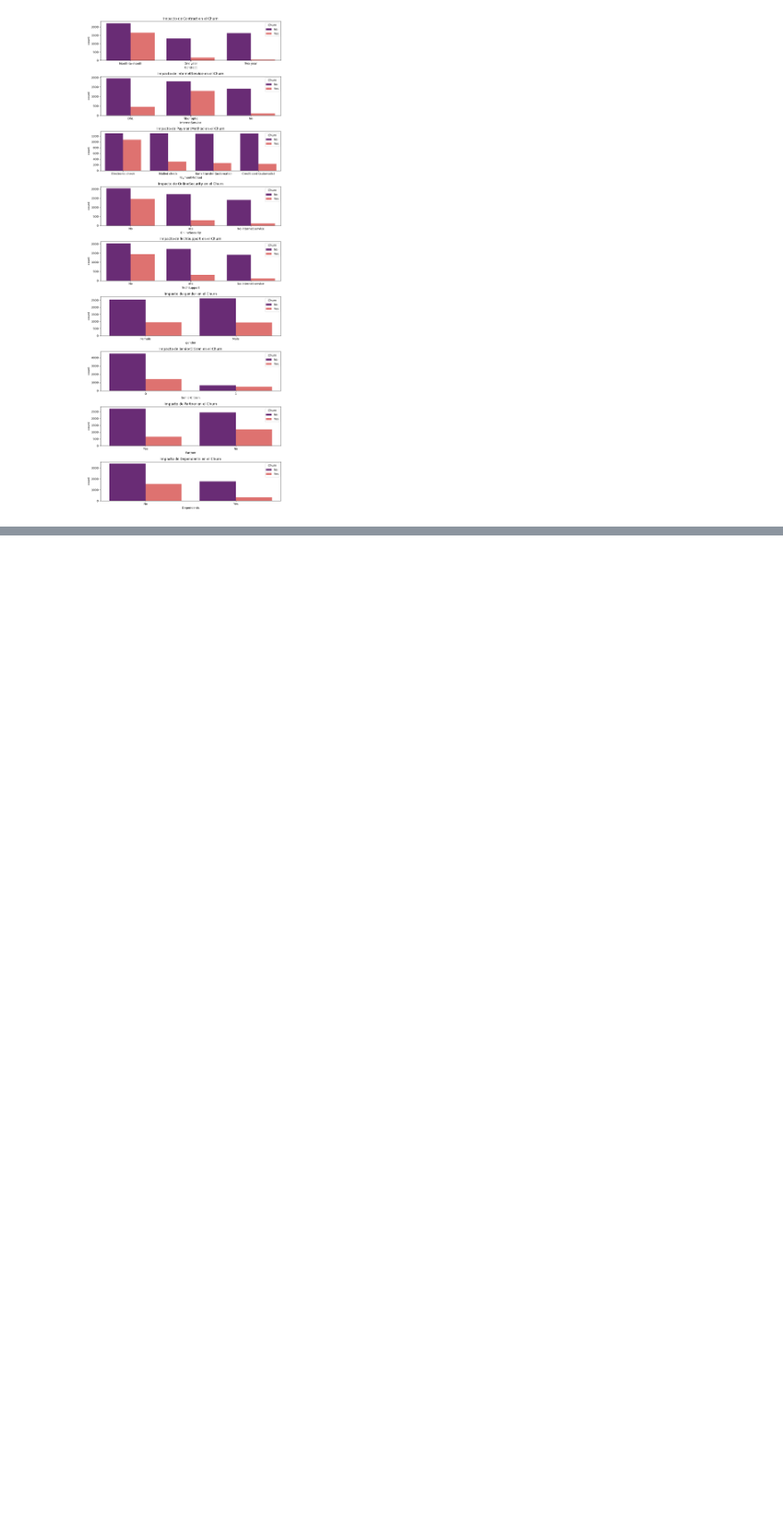
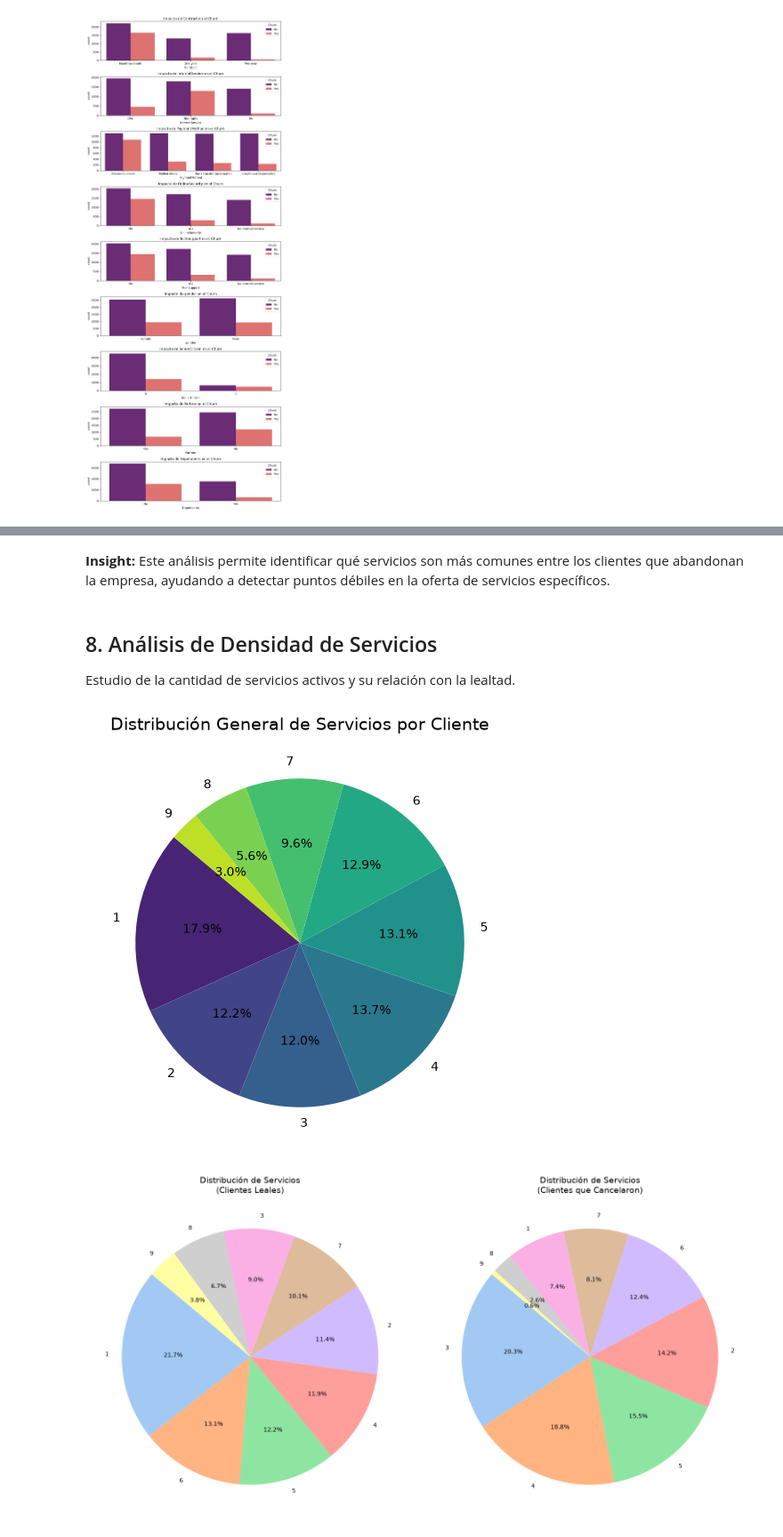
Before and after one commit to Felixphz/Churn-Prediction, a Jupyter notebook: ml_pipeline/notebooks/eda.ipynb, the cells around one changed output, grey strips where cells are left out. Shown at 89% size. Saved outputs shown, nothing was run; the diff lists cells and outputs as text; code cells hidden in the pictures; blank space fills up the shorter version.

```diff
--- a/ml_pipeline/notebooks/eda.ipynb
+++ b/ml_pipeline/notebooks/eda.ipynb
@@ -208,0 +245,54 @@ plt.show()
+# %% [markdown]
+**Insight:** Este análisis permite identificar qué servicios son más comunes entre los clientes que abandonan la empresa, ayudando a detectar puntos débiles en la oferta de servicios específicos.
+# %% [markdown]
+## 8. Análisis de Densidad de Servicios
+Estudio de la cantidad de servicios activos y su relación con la lealtad.
+# %%
+service_cols = ['PhoneService', 'MultipleLines', 'InternetService', 'OnlineSecurity',
+                'OnlineBackup', 'DeviceProtection', 'TechSupport', 'StreamingTV', 'StreamingMovies']
+
+df_services = df[service_cols].apply(lambda x: x.map(lambda v: 1 if v in ['Yes', 'DSL', 'Fiber optic'] else 0))
+df['total_services'] = df_services.sum(axis=1)
+
+# 1. Torta General
+plt.figure(figsize=(8, 6))
+df['total_services'].value_counts().sort_index().plot(
+    kind='pie',
+    autopct='%1.1f%%',
+    startangle=140,
+    colors=sns.color_palette('viridis', len(df['total_services'].unique())),
+    ylabel=''
+)
+plt.title('Distribución General de Servicios por Cliente', fontsize=14)
+plt.show()
+
+# 2. Tortas Comparativas Churn vs No Churn
+fig, axes = plt.subplots(1, 2, figsize=(16, 8))
+
+no_churn = df[df['Churn'] == 'No']
+no_churn['total_services'].value_counts().plot(
+    kind='pie',
+    autopct='%1.1f%%',
+    startangle=140,
+    ax=axes[0],
+    colors=sns.color_palette('pastel'),
+    ylabel=''
+)
+axes[0].set_title('Distribución de Servicios\n(Clientes Leales)', fontsize=14)
+
+churn_yes = df[df['Churn'] == 'Yes']
+churn_yes['total_services'].value_counts().plot(
+    kind='pie',
+    autopct='%1.1f%%',
+    startangle=140,
+    ax=axes[1],
+    colors=sns.color_palette('pastel'),
+    ylabel=''
+)
+axes[1].set_title('Distribución de Servicios\n(Clientes que Cancelaron)', fontsize=14)
+
+plt.tight_layout()
+plt.show()
+# %% [output]
+[figure, added]
+[figure, added]
```
Also changed, not shown: parts of 29 cells of this notebook.
